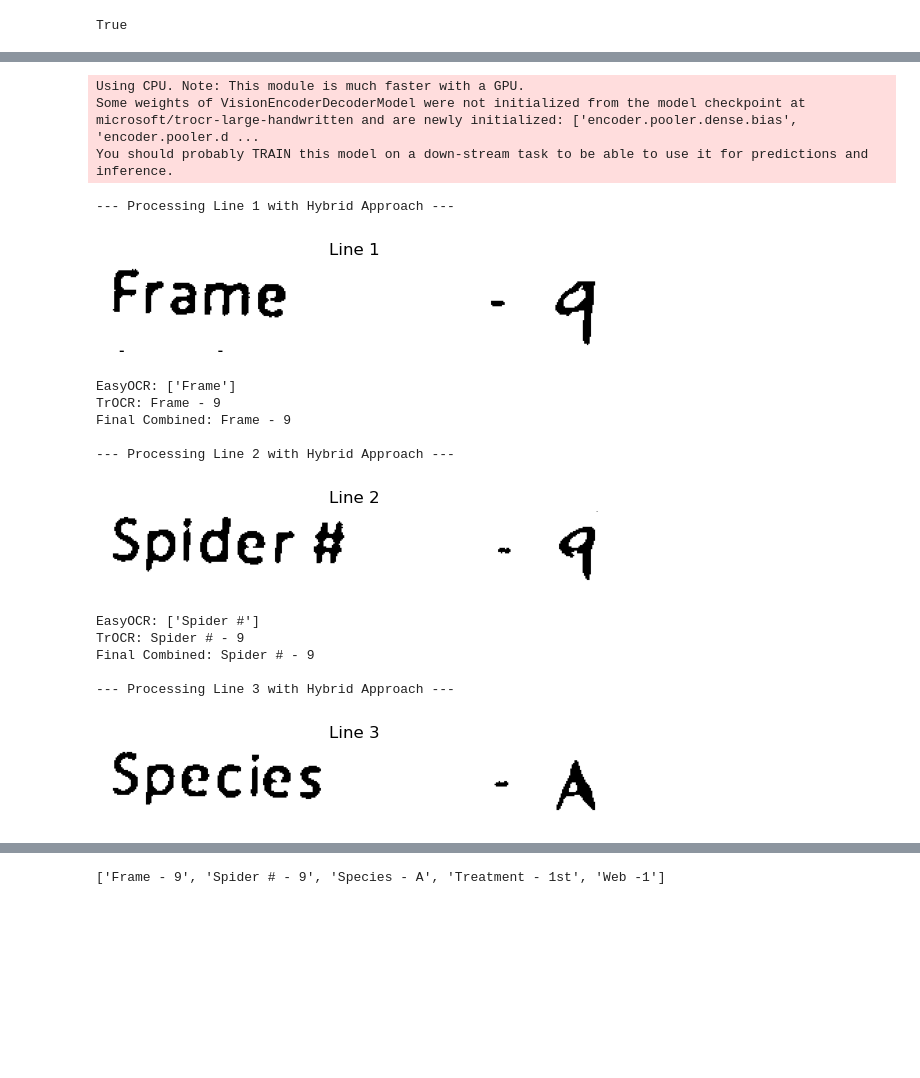
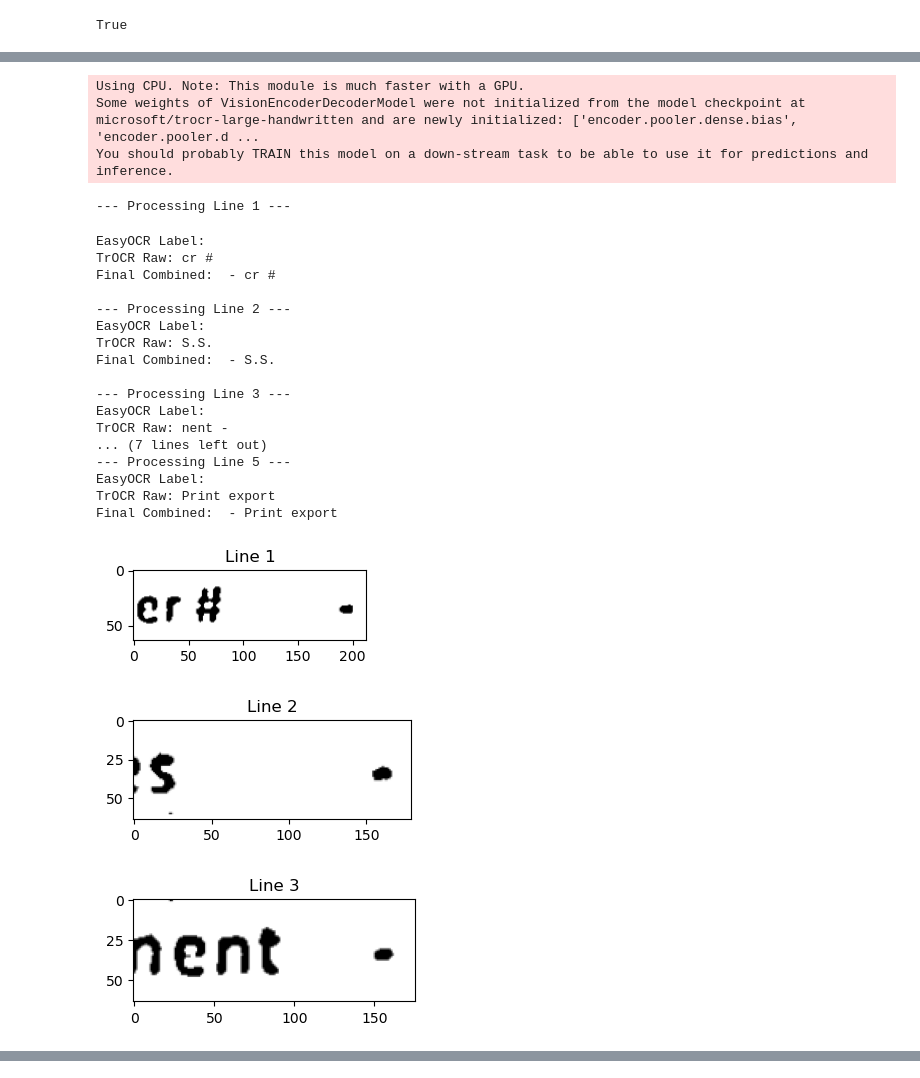
Before and after one commit to QuantumSkull5/SpiderImageReading, a Jupyter notebook: TargetingText.ipynb, the cells around one changed output, grey strips where cells are left out. Drawn from its saved outputs; the diff is of its cells as text; code cells hidden in the pictures; blank space fills up the shorter version.

```diff
--- a/TargetingText.ipynb
+++ b/TargetingText.ipynb
@@ -527,0 +1274,36 @@ def hybrid_ocr(lines):
+# %%
+def crop_line_values(lines, crop_ratio=0.6, margin=10):
+    """
+    Crop each line image to focus only on the right-side value content.
+
+    Args:
+        lines (list of np.ndarray): List of line images.
+        crop_ratio (float): Fraction of image width to skip (left side).
+        margin (int): Padding added to right-side content for OCR.
+
+    Returns:
+        list of np.ndarray: Cropped line images containing only the value part.
+    """
+    cropped_values = []
+
+    for idx, line in enumerate(lines):
+        h, w = line.shape[:2]
+        start_x = int(w * crop_ratio)
+        end_x = w
+
+        # Slightly expand the region if possible
+        cropped = line[:, start_x:end_x]
+        if margin > 0:
+            pad_left = min(start_x, margin)
+            cropped = line[:, start_x - pad_left:end_x]
+
+        cropped_values.append(cropped)
+
+    return cropped_values
+# %%
+spider_info = crop_line_values(lines)
+linenum = 1
+for i in spider_info:
+    imshow("Line " + str(linenum), i)
+    cv2.imwrite("C:\Files\Araneus diadematus\Processed Images\processed" + str(linenum) + ".jpg", i)
+    linenum+=1
@@ -528,21 +1494,34 @@ def hybrid_ocr(lines):
 # %%
 #Both trOCR (large-handwritten model) for handwriting and easyOCR for text
-hybrid_ocr(lines)
+
+hybrid_ocr(spider_info)
+linenum = 1
+for i in spider_info:
+    imshow("Line " + str(linenum), i)
+    cv2.imwrite("C:\Files\Araneus diadematus\Processed Images\processed" + str(linenum) + ".jpg", i)
+    linenum+=1
 # %% [output]
 Using CPU. Note: This module is much faster with a GPU.
 Some weights of VisionEncoderDecoderModel were not initialized from the model checkpoint at microsoft/trocr-large-handwritten and are newly initialized: ['encoder.pooler.dense.bias', 'encoder.pooler.d ...
 You should probably TRAIN this model on a down-stream task to be able to use it for predictions and inference.
---- Processing Line 1 with Hybrid Approach ---
+--- Processing Line 1 ---
+EasyOCR Label:
+TrOCR Raw: cr #
+Final Combined:  - cr #
+
+--- Processing Line 2 ---
+EasyOCR Label:
+TrOCR Raw: S.S.
+Final Combined:  - S.S.
+
+--- Processing Line 3 ---
+EasyOCR Label:
+TrOCR Raw: nent -
+... (7 lines left out)
+--- Processing Line 5 ---
+EasyOCR Label:
+TrOCR Raw: Print export
+Final Combined:  - Print export
-[figure, old version]
+[figure, new version]
-EasyOCR: ['Frame']
-TrOCR: Frame - 9
-Final Combined: Frame - 9
-
---- Processing Line 2 with Hybrid Approach ---
-[figure, old version]
+[figure, new version]
-EasyOCR: ['Spider #']
-TrOCR: Spider # - 9
-Final Combined: Spider # - 9
-
---- Processing Line 3 with Hybrid Approach ---
-[figure, old version]
+[figure, new version]
@@ -564 +1529,0 @@ Final Combined: Web -1
-['Frame - 9', 'Spider # - 9', 'Species - A', 'Treatment - 1st', 'Web -1']
```
Also changed, not shown: parts of 20 cells of this notebook, 1 other file.
